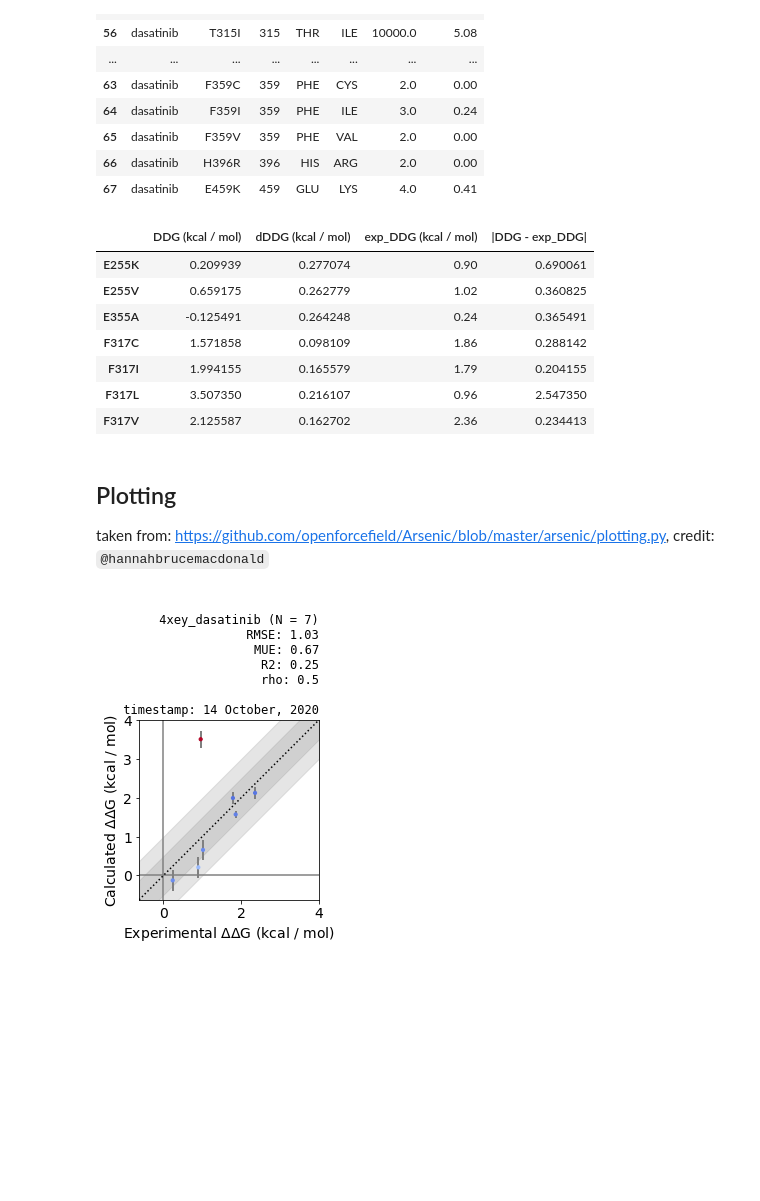
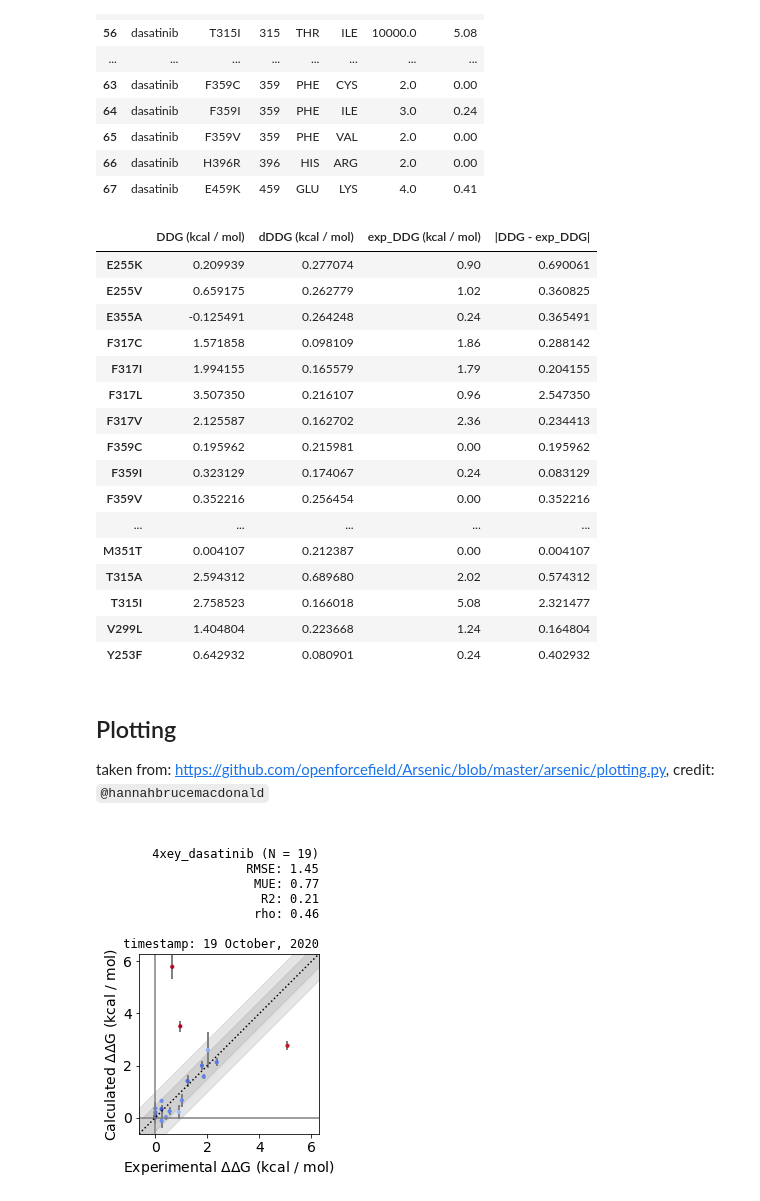
Before and after one commit to openkinome/study-abl-resistance, a Jupyter notebook: notebooks/abl_perses_analysis.ipynb, the cells around one changed output. Saved outputs shown, nothing was run; the diff lists cells and outputs as text; code cells hidden in the pictures; blank space fills up the shorter version.

```diff
--- a/notebooks/abl_perses_analysis.ipynb
+++ b/notebooks/abl_perses_analysis.ipynb
@@ -119,14 +119,16 @@ def plot_works(forward_work_offset,
     plt.clf()
 # %%
 # 4xey dasatinib mutations
-# mutations = ['E255K', 'E255V', 'E355A', 'F317C', 'F317I',
-#              'F317L', 'F317V', 'F359C', 'F359I', 'F359V',
-#              'G250E', 'H396R', 'L248R', 'L248V', 'M244V',
-#              'M351T', 'T315A', 'T315I', 'V299L', 'Y253F']
+mutations = ['E255K', 'E255V', 'E355A', 'F317C', 'F317I',
+             'F317L', 'F317V', 'F359C', 'F359I', 'F359V',
+             'G250E', 'H396R', 'L248R', 'L248V', 'M244V',
+             'M351T', 'T315A', 'T315I', 'V299L', 'Y253F']
 
 # testing subset
-mutations = ['E255K', 'E255V', 'E355A', 'F317C', 'F317I',
-            'F317L', 'F317V']
+# mutations = ['E255K', 'E255V', 'E355A', 'F317C', 'F317I',
+#             'F317L', 'F317V', 'F359C', 'F359I', 'F359V',
+#              'G250E', 'H396R', 'L248R', 'L248V', 'M244V',
+#              'M351T']
 # %%
 df = {}
 
@@ -207,7 +209,7 @@ for mutation in mutations:
                                   mutation=mutation,
                                   title=f'4XEY-Dasatinib {mutation}',
                                   save=True,
-                                  output_dir='/lila/home/glassw/GITHUB/abl_resistance/notebooks/perses_analysis_output')
+                                  output_dir='/lila/home/glassw/GITHUB/study-abl-resistance/notebooks/perses_analysis_output')
 
         apo_plot = plot_works(forward_apo_work_offset,
                               reverse_apo_work_offset,
@@ -217,7 +219,7 @@ for mutation in mutations:
                               mutation=mutation,
                               title=f'4XEY-Dasatinib {mutation}',
                               save=True,
-                              output_dir='/lila/home/glassw/GITHUB/abl_resistance/notebooks/perses_analysis_output')
+                              output_dir='/lila/home/glassw/GITHUB/study-abl-resistance/notebooks/perses_analysis_output')
 
         ## Get binding dg and ddg
         binding_dg = complex_dg - apo_dg
@@ -273,22 +275,34 @@ exp_df_dasatinib
 # %%
 pddf = pd.DataFrame(df).T
 pddf = pddf * KT_KCALMOL
 pddf.columns = ["DDG (kcal / mol)", "dDDG (kcal / mol)"]
 
 # manually adding experimental values for now...
-exp_DDG = [0.9, 1.02, 0.24, 1.86, 1.79, 0.96, 2.36]
+#exp_DDG = [0.9, 1.02, 0.24, 1.86, 1.79, 0.96, 2.36, 0.00, 0.24, 0.00, 0.41, 0.65, 0.55, 0.00, 0.00]
+exp_DDG = [exp_df_dasatinib[exp_df_dasatinib['mutation'] == mutation]['ddG_exp'].item()
+           for mutation in list(pddf.index)]
+
 pddf['exp_DDG (kcal / mol)'] = exp_DDG
 pddf['|DDG - exp_DDG|'] = (pddf['DDG (kcal / mol)'] - pddf['exp_DDG (kcal / mol)']).abs()
 pddf
 # %% [output]
 |  | DDG (kcal / mol) | dDDG (kcal / mol) | exp_DDG (kcal / mol) | |DDG - exp_DDG| |
 | E255K | 0.209939 | 0.277074 | 0.90 | 0.690061 |
 | E255V | 0.659175 | 0.262779 | 1.02 | 0.360825 |
 | E355A | -0.125491 | 0.264248 | 0.24 | 0.365491 |
 | F317C | 1.571858 | 0.098109 | 1.86 | 0.288142 |
 | F317I | 1.994155 | 0.165579 | 1.79 | 0.204155 |
 | F317L | 3.507350 | 0.216107 | 0.96 | 2.547350 |
 | F317V | 2.125587 | 0.162702 | 2.36 | 0.234413 |
+| F359C | 0.195962 | 0.215981 | 0.00 | 0.195962 |
+| F359I | 0.323129 | 0.174067 | 0.24 | 0.083129 |
+| F359V | 0.352216 | 0.256454 | 0.00 | 0.352216 |
+| ... | ... | ... | ... | ... |
+| M351T | 0.004107 | 0.212387 | 0.00 | 0.004107 |
+| T315A | 2.594312 | 0.689680 | 2.02 | 0.574312 |
+| T315I | 2.758523 | 0.166018 | 5.08 | 2.321477 |
+| V299L | 1.404804 | 0.223668 | 1.24 | 0.164804 |
+| Y253F | 0.642932 | 0.080901 | 0.24 | 0.402932 |
 # %%
 pddf.to_csv("4xey_dasatinib_DDGs.csv")
 # %% [markdown]
@@ -385,4 +399,4 @@ plt.title(long_title, fontsize=12, loc='right', horizontalalignment='right', fam
 
 plt.savefig('4xey_dasatinib_exp_vs_calc.png', dpi=300)
 # %% [output]
-[figure, old version]
+[figure, new version]
```
Also changed, not shown: parts of 2 cells of this notebook.
